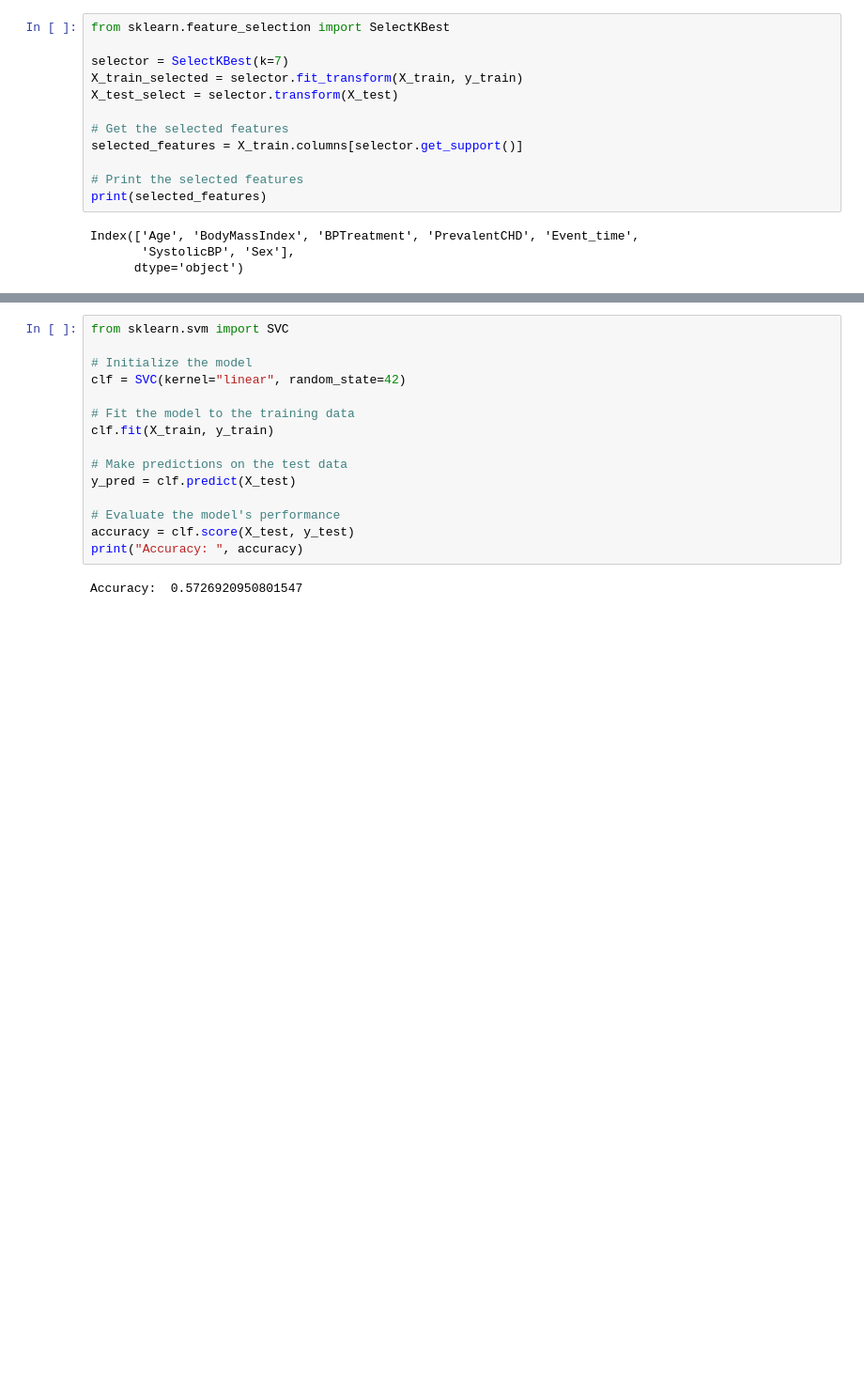
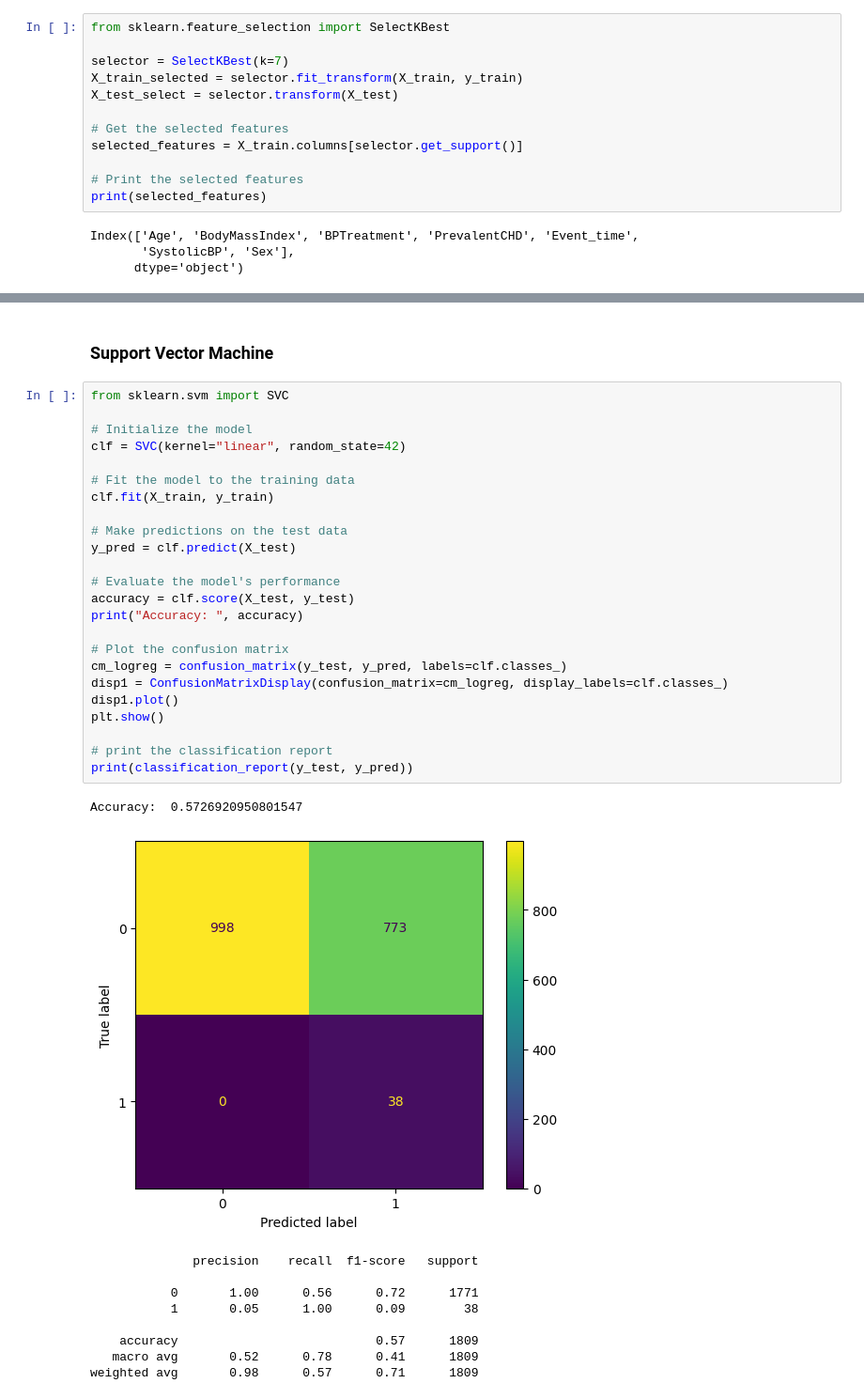
Before and after one commit to ruigomesbioinf/sib_dream_challenge, a Jupyter notebook: src/machine_learning.ipynb, the cells around one changed output, grey strips where cells are left out. Shown at 94% size. Drawn from its saved outputs; the diff is of its cells as text; blank space fills up the shorter version.

```diff
--- a/src/machine_learning.ipynb
+++ b/src/machine_learning.ipynb
@@ -143,17 +170,37 @@ y_pred_df.loc[y_pred_df["A"] == 1.0]
+# %% [markdown]
+### Support Vector Machine
 # %%
 from sklearn.svm import SVC
 
 # Initialize the model
 clf = SVC(kernel="linear", random_state=42)
 
 # Fit the model to the training data
 clf.fit(X_train, y_train)
 
 # Make predictions on the test data
 y_pred = clf.predict(X_test)
 
 # Evaluate the model's performance
 accuracy = clf.score(X_test, y_test)
 print("Accuracy: ", accuracy)
+
+# Plot the confusion matrix
+cm_logreg = confusion_matrix(y_test, y_pred, labels=clf.classes_)
+disp1 = ConfusionMatrixDisplay(confusion_matrix=cm_logreg, display_labels=clf.classes_)
+disp1.plot()
+plt.show()
+
+# print the classification report
+print(classification_report(y_test, y_pred))
 # %% [output]
 Accuracy:  0.5726920950801547
+[figure, added]
+              precision    recall  f1-score   support
+
+           0       1.00      0.56      0.72      1771
+           1       0.05      1.00      0.09        38
+
+    accuracy                           0.57      1809
+   macro avg       0.52      0.78      0.41      1809
+weighted avg       0.98      0.57      0.71      1809
```
Also changed, not shown: parts of 20 cells of this notebook.
